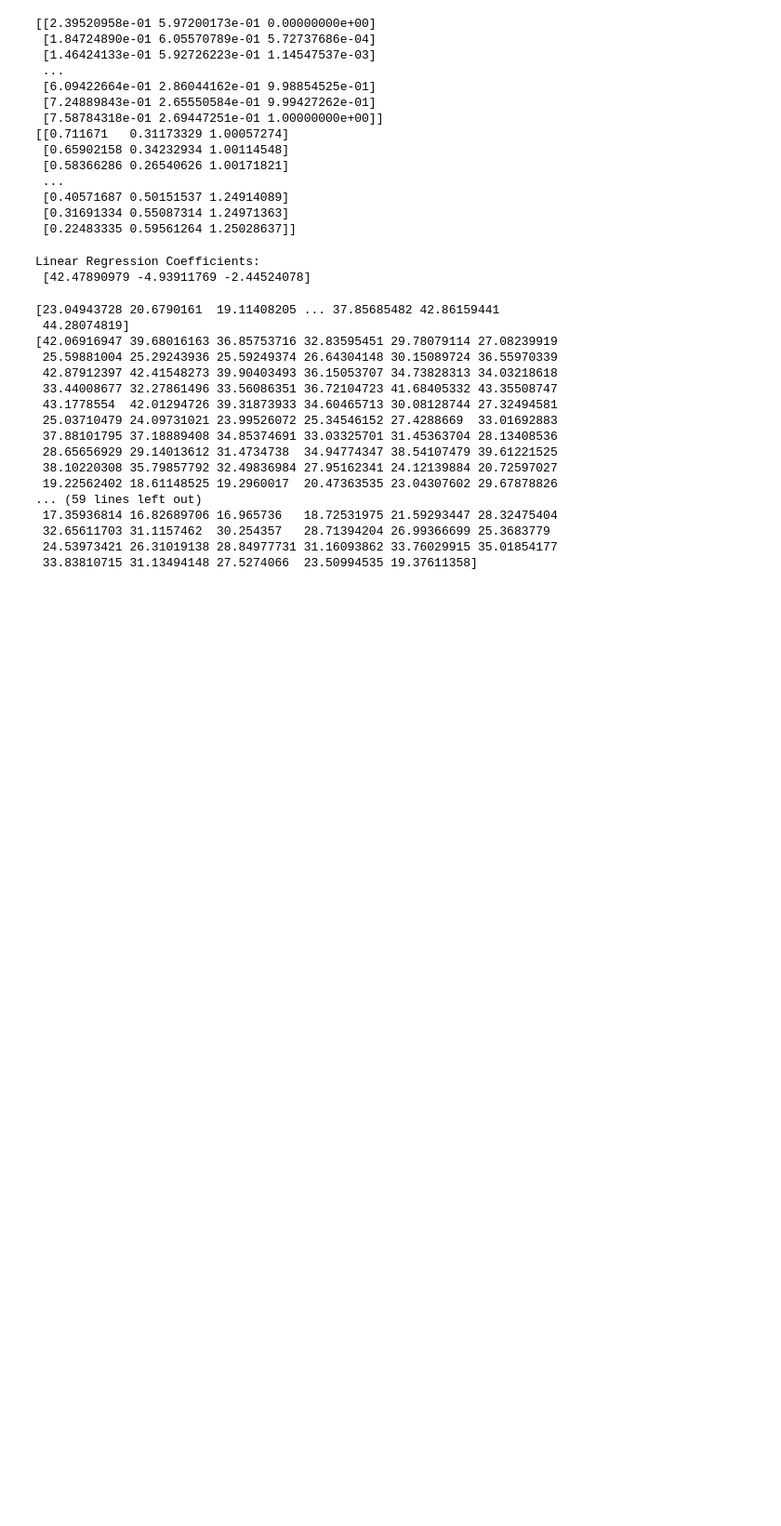
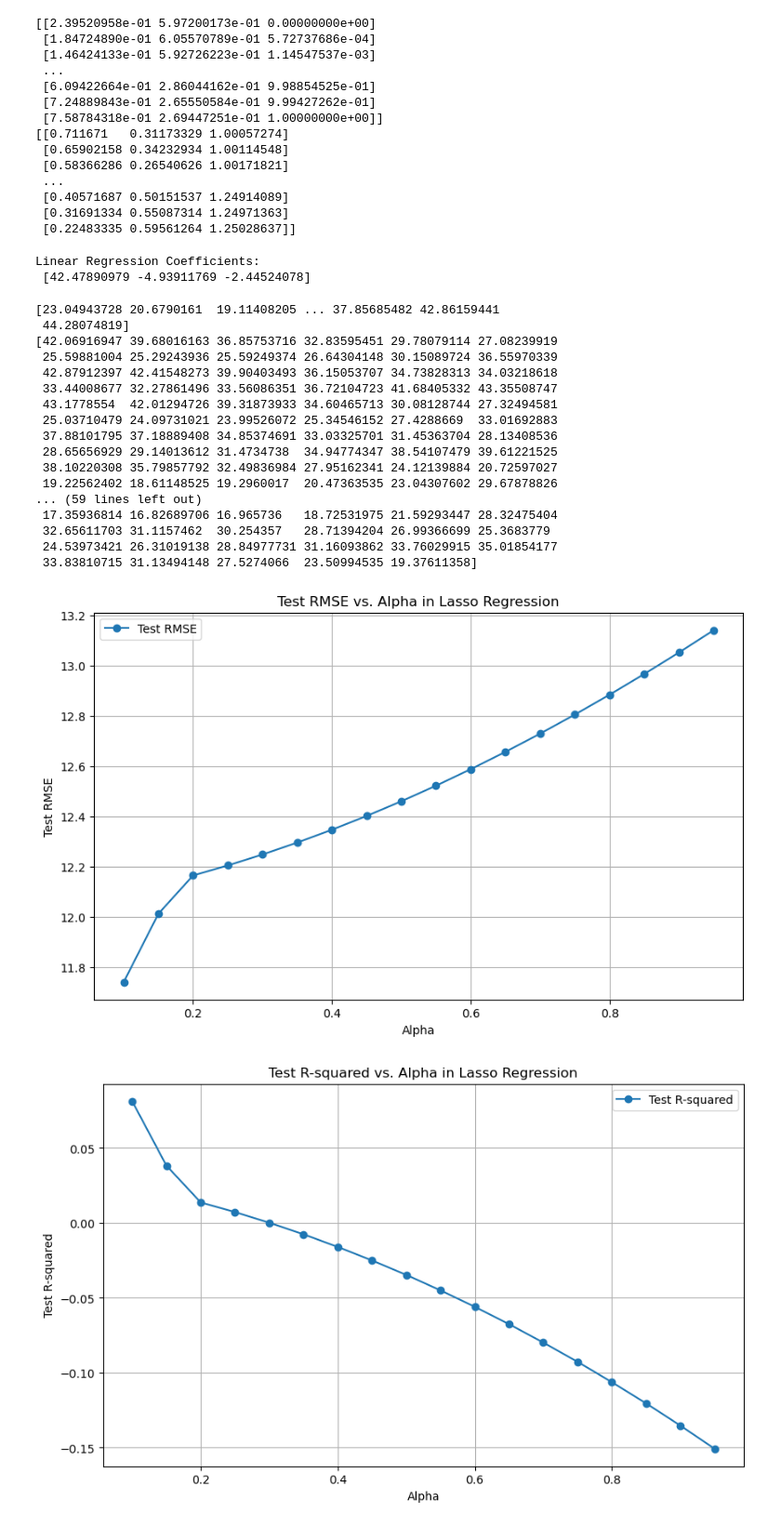
Before and after one commit to ParthSareen/energy-price-prediction, a Jupyter notebook: linear_regression.ipynb, the cells around one changed output. Shown: that part at 93% size. Drawn from its saved outputs; the diff is of its cells as text; code cells hidden in the pictures; blank space fills up the shorter version.

```diff
--- a/linear_regression.ipynb
+++ b/linear_regression.ipynb
@@ -104,12 +104,12 @@ print(X_test_normalized)
  [0.31691334 0.55087314 1.24971363]
  [0.22483335 0.59561264 1.25028637]]
 # %%
-# Fit our Linear Regression Model
-model = LinearRegression()
-model.fit(X_train_normalized, y_train)
+# Fit our Linear Regression Model - MODEL 1
+model_LR = LinearRegression()
+model_LR.fit(X_train_normalized, y_train)
 
 # As expected we have three coefficients, one for each feature
-print('Linear Regression Coefficients: \n', model.coef_)
+print('Linear Regression Coefficients: \n', model_LR.coef_)
 # %% [output]
 Linear Regression Coefficients:
  [42.47890979 -4.93911769 -2.44524078]
@@ -138,3 +138,53 @@ print(test_predict)
  32.65611703 31.1157462  30.254357   28.71394204 26.99366699 25.3683779
  24.53973421 26.31019138 28.84977731 31.16093862 33.76029915 35.01854177
  33.83810715 31.13494148 27.5274066  23.50994535 19.37611358]
+# %%
+# Now lets try Lasso Regression MODEL - 2
+from sklearn.linear_model import Lasso
+
+rmse_test_errors = []
+r2_test_errors = []
+
+# Initialize Lasso regression model with alpha=1
+alpha_values = np.arange(0.1, 1, 0.05)
+for a in alpha_values:
+    lasso_model = Lasso(alpha=a, max_iter=1000, tol=3)
+    lasso_model.fit(X_train_normalized, y_train)
+
+    # Predict our values
+    lasso_train_predict = lasso_model.predict(X_train_normalized)
+    lasso_test_predict = lasso_model.predict(X_test_normalized)
+
+    # Calculate test RMSE and test R-squared
+    test_rmse = np.sqrt(mean_squared_error(y_test, lasso_test_predict))
+    test_r2 = r2_score(y_test, lasso_test_predict)
+
+    # Append test RMSE and test R-squared to lists
+    rmse_test_errors.append(test_rmse)
+    r2_test_errors.append(test_r2)
+
+# Plot the test RMSE
+plt.figure(figsize=(10, 6))
+plt.plot(alpha_values, rmse_test_errors, label='Test RMSE', marker='o')
+plt.xlabel('Alpha')
+plt.ylabel('Test RMSE')
+plt.title('Test RMSE vs. Alpha in Lasso Regression')
+plt.legend()
+plt.grid(True)
+plt.show()
+
+# Plot the test R-squared
+plt.figure(figsize=(10, 6))
+plt.plot(alpha_values, r2_test_errors, label='Test R-squared', marker='o')
+plt.xlabel('Alpha')
+plt.ylabel('Test R-squared')
+plt.title('Test R-squared vs. Alpha in Lasso Regression')
+plt.legend()
+plt.grid(True)
+plt.show()
+
+# This shows that a smaller alpha is best for our purposes
+# Our lasso model will have an alpha of 0.05
+# %% [output]
+[figure, added]
+[figure, added]
```
Also changed, not shown: parts of 4 cells of this notebook.
